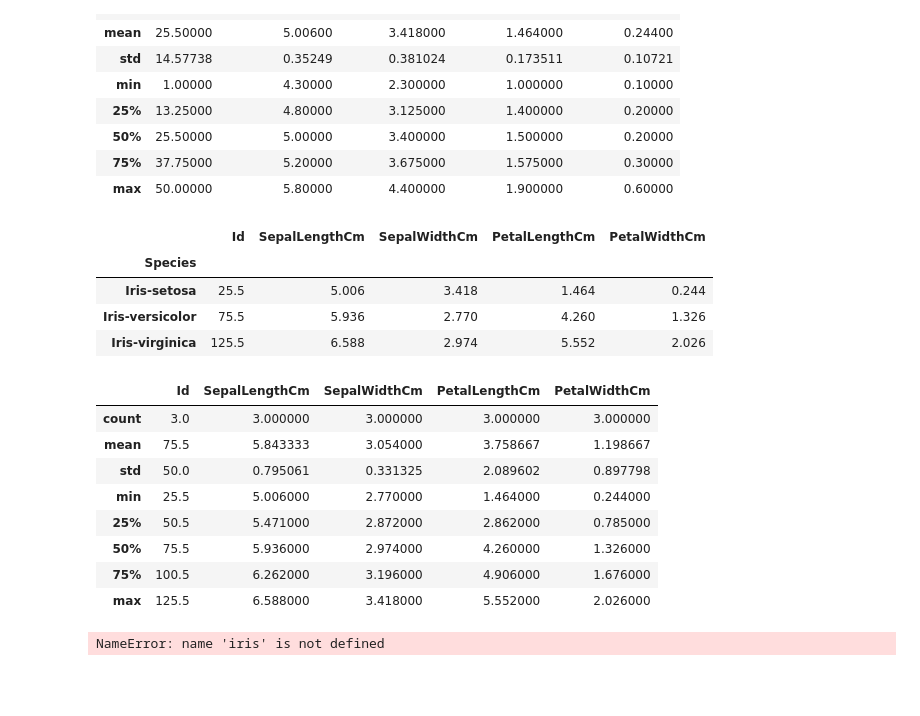
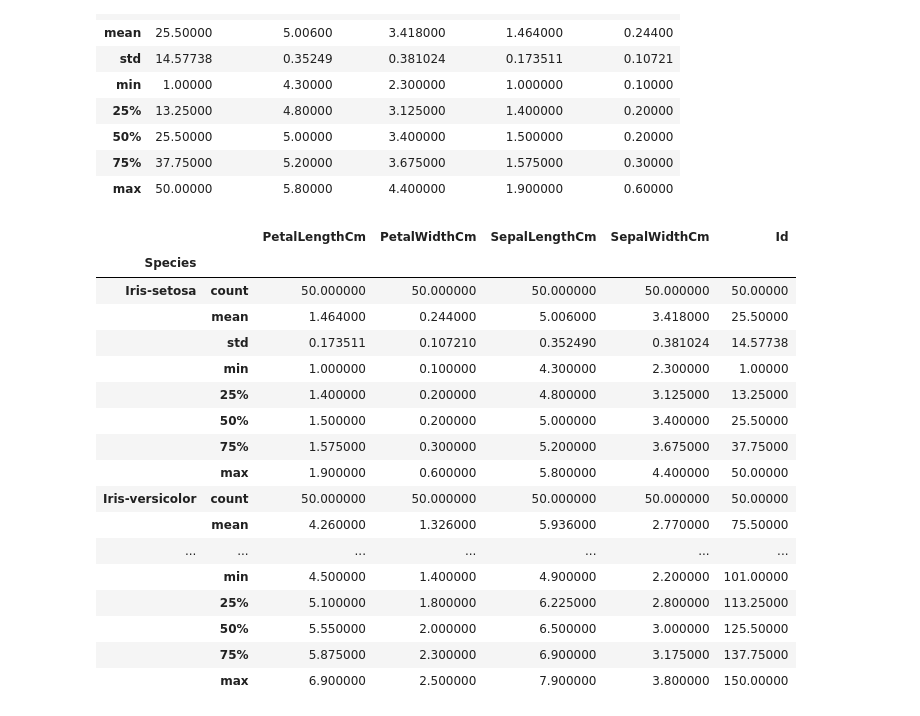
Before and after one commit to LJarzombek/Unit-13-Assignment, a Jupyter notebook: L_Jarzombek_Unit13Assignment.ipynb, the cells around one changed output. Saved outputs shown, nothing was run; the diff lists cells and outputs as text; code cells hidden in the pictures; blank space fills up the shorter version.

```diff
--- a/L_Jarzombek_Unit13Assignment.ipynb
+++ b/L_Jarzombek_Unit13Assignment.ipynb
@@ -168,24 +170,26 @@ iris_s.describe()
 | max | 50.00000 | 5.80000 | 4.400000 | 1.900000 | 0.60000 |
 # %%
 f.	Use DataFrame.describe() to get the summary statistics
-# %%
-iris.groupby(['Species']).mean()
-# %% [output]
-|  | ﻿Id | SepalLengthCm | SepalWidthCm | PetalLengthCm | PetalWidthCm |
-| Species |  |  |  |  |  |
-| Iris-setosa | 25.5 | 5.006 | 3.418 | 1.464 | 0.244 |
-| Iris-versicolor | 75.5 | 5.936 | 2.770 | 4.260 | 1.326 |
-| Iris-virginica | 125.5 | 6.588 | 2.974 | 5.552 | 2.026 |
 # %%
-iris.groupby(['Species']).mean().describe()
+iris_new = iris.groupby(['Species'])
+iris_new.describe()
 # %% [output]
-|  | ﻿Id | SepalLengthCm | SepalWidthCm | PetalLengthCm | PetalWidthCm |
-| count | 3.0 | 3.000000 | 3.000000 | 3.000000 | 3.000000 |
-| mean | 75.5 | 5.843333 | 3.054000 | 3.758667 | 1.198667 |
-| std | 50.0 | 0.795061 | 0.331325 | 2.089602 | 0.897798 |
-| min | 25.5 | 5.006000 | 2.770000 | 1.464000 | 0.244000 |
-| 25% | 50.5 | 5.471000 | 2.872000 | 2.862000 | 0.785000 |
-| 50% | 75.5 | 5.936000 | 2.974000 | 4.260000 | 1.326000 |
-| 75% | 100.5 | 6.262000 | 3.196000 | 4.906000 | 1.676000 |
-| max | 125.5 | 6.588000 | 3.418000 | 5.552000 | 2.026000 |
+|  |  | PetalLengthCm | PetalWidthCm | SepalLengthCm | SepalWidthCm | ﻿Id |
+| Species |  |  |  |  |  |  |
+| Iris-setosa | count | 50.000000 | 50.000000 | 50.000000 | 50.000000 | 50.00000 |
+|  | mean | 1.464000 | 0.244000 | 5.006000 | 3.418000 | 25.50000 |
+|  | std | 0.173511 | 0.107210 | 0.352490 | 0.381024 | 14.57738 |
+|  | min | 1.000000 | 0.100000 | 4.300000 | 2.300000 | 1.00000 |
+|  | 25% | 1.400000 | 0.200000 | 4.800000 | 3.125000 | 13.25000 |
+|  | 50% | 1.500000 | 0.200000 | 5.000000 | 3.400000 | 25.50000 |
+|  | 75% | 1.575000 | 0.300000 | 5.200000 | 3.675000 | 37.75000 |
+|  | max | 1.900000 | 0.600000 | 5.800000 | 4.400000 | 50.00000 |
+| Iris-versicolor | count | 50.000000 | 50.000000 | 50.000000 | 50.000000 | 50.00000 |
+|  | mean | 4.260000 | 1.326000 | 5.936000 | 2.770000 | 75.50000 |
+| ... | ... | ... | ... | ... | ... | ... |
+|  | min | 4.500000 | 1.400000 | 4.900000 | 2.200000 | 101.00000 |
+|  | 25% | 5.100000 | 1.800000 | 6.225000 | 2.800000 | 113.25000 |
+|  | 50% | 5.550000 | 2.000000 | 6.500000 | 3.000000 | 125.50000 |
+|  | 75% | 5.875000 | 2.300000 | 6.900000 | 3.175000 | 137.75000 |
+|  | max | 6.900000 | 2.500000 | 7.900000 | 3.800000 | 150.00000 |
 # %%
@@ -193,4 +196,0 @@ iris.groupby(['Species']).mean().describe()
-# %%
-iris.boxplot(['Species'])
-# %% [output]
-NameError: name 'iris' is not defined
```
Also changed, not shown: parts of 6 cells of this notebook.
